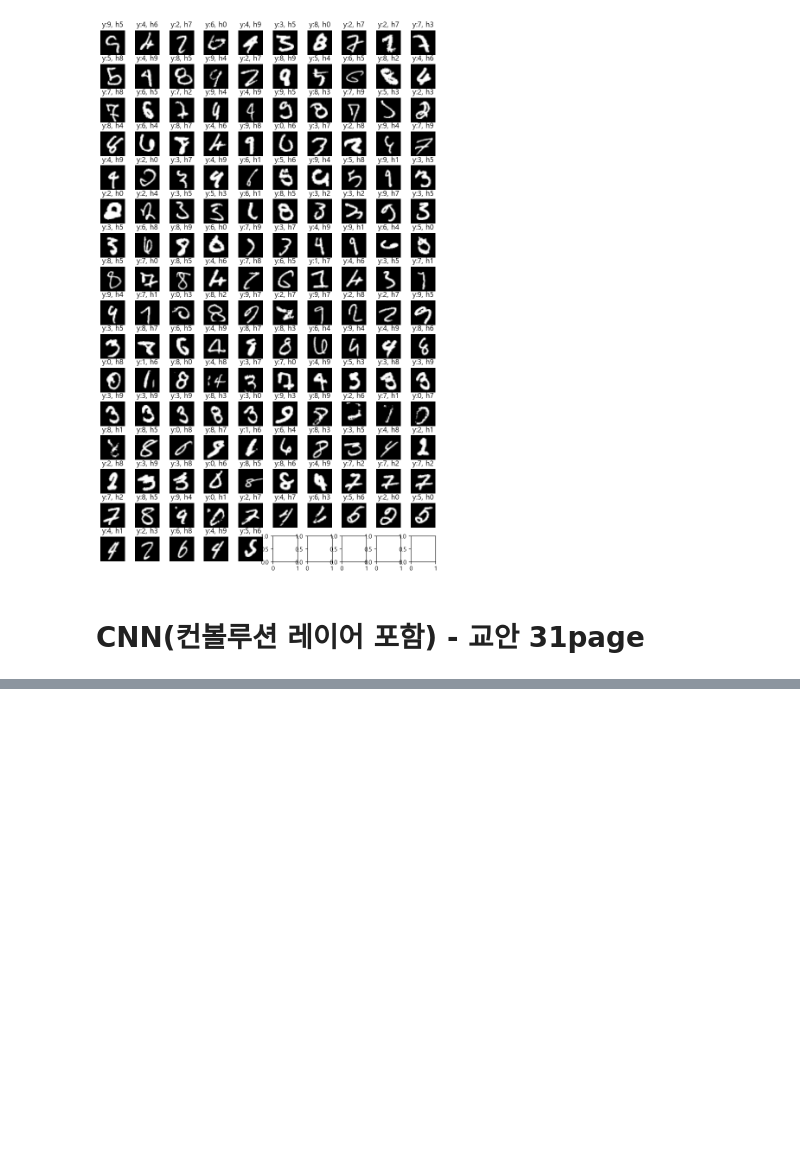
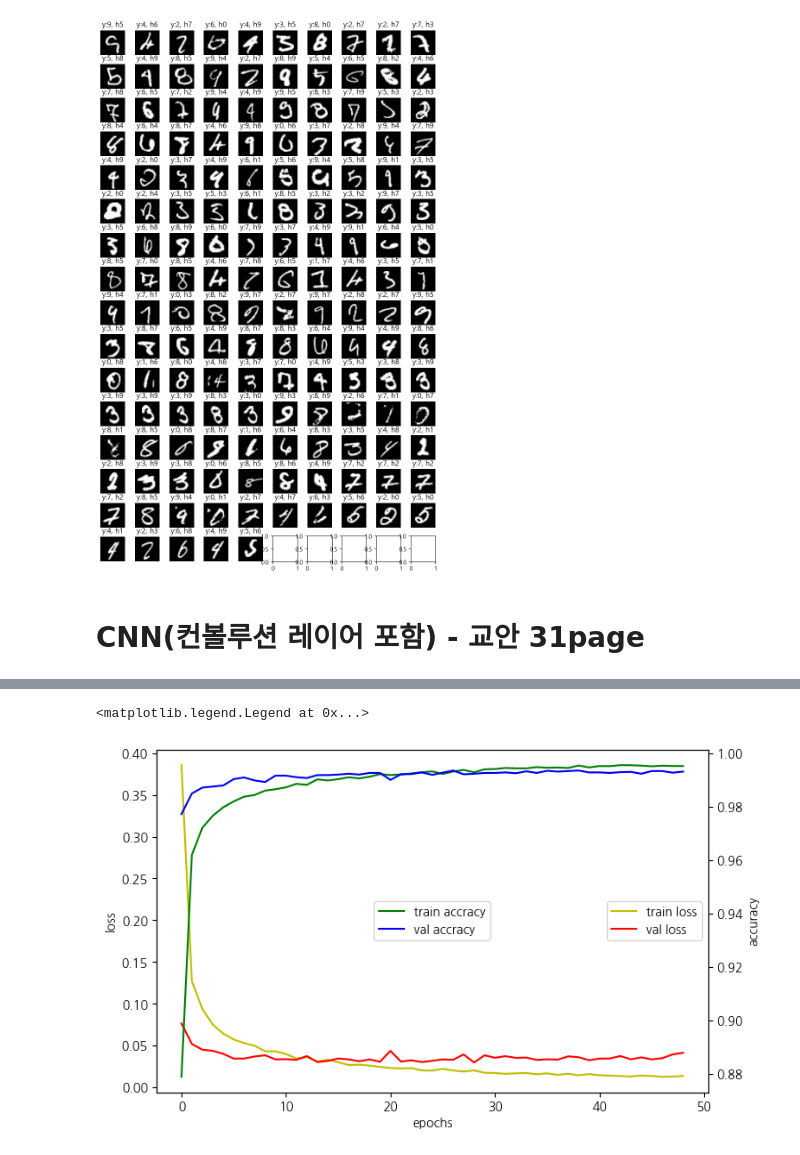
Before and after one commit to tangerineTaste/ai_x, a Jupyter notebook: source/06_이미지처리/MNIST_DNN_CNN.ipynb, the cells around one changed output, grey strips where cells are left out. Saved outputs shown, nothing was run; the diff lists cells and outputs as text; code cells hidden in the pictures; blank space fills up the shorter version.

```diff
--- a/source/06_이미지처리/MNIST_DNN_CNN.ipynb
+++ b/source/06_이미지처리/MNIST_DNN_CNN.ipynb
@@ -170,2 +218,20 @@ while (i<len(y_test)) & (cnt < plt_row * plt_col):
 # %%
 # 2. 모델생성
+model = Sequential()
+model.add(Conv2D(filters=32,
+                 kernel_size=(3,3),
+                 padding='same',  # zero-padding을 하면 추력사이즈도 동일
+                 activation='relu',
+                 input_shape=(width, height, 1))) # 입력채널1개, 필터32 => 28*28*32채널 출력
+model.add(MaxPooling2D(pool_size=(2,2))) # => 14*14*32
+model.add(Dropout(0.1))
+model.add(Conv2D(64, (3,3), activation='relu')) # => 12*12*64채널 출력, zero-padding이 아니라 크기가 줄어들었음
+model.add(MaxPooling2D(pool_size=(2,2))) # => 6*6*64
+model.add(Dropout(0.25))
+model.add(Flatten())  # 입력을 1차원으로
+model.add(Dense(128, activation='relu'))
+model.add(Dropout(0.5))
+model.add(Dense(10, activation='softmax'))
+model.summary()
+# 320 => 3x3필터가 weight (9+1(bias))*32개 필터
+# 18496 => ((3*3*32) + 1(bias))*64개 필터
@@ -171,0 +260,6 @@ while (i<len(y_test)) & (cnt < plt_row * plt_col):
+# %%
+# 3. 학습설정
+model.compile(loss='categorical_crossentropy', optimizer='adam', metrics=['accuracy'])
+# 4. 학습
+elarlyStopping = EarlyStopping(monitor='val_loss', patience=20)
+hist = model.fit(X_train, Y_train, epochs=50, batch_size=128, validation_data=(X_val, Y_val), verbose=1, callbacks=[elarlyStopping])
@@ -171,0 +284,15 @@ while (i<len(y_test)) & (cnt < plt_row * plt_col):
+# %%
+fig, loss_ax = plt.subplots(figsize=(8,5))
+loss_ax.plot(hist.history['loss'], 'y', label='train loss')
+loss_ax.plot(hist.history['val_loss'], 'r', label='val loss')
+acc_ax =loss_ax.twinx()
+acc_ax.plot(hist.history['accuracy'], 'g', label='train accracy')
+acc_ax.plot(hist.history['val_accuracy'], 'b', label='val accracy')
+loss_ax.set_xlabel('epochs')
+loss_ax.set_ylabel('loss')
+acc_ax.set_ylabel('accuracy')
+loss_ax.legend(loc = 'center right')
+acc_ax.legend(loc = 'center')
+# %% [output]
+<matplotlib.legend.Legend at 0x...>
+[figure, added]
```
Also changed, not shown: parts of 13 cells of this notebook, 13 other files.
